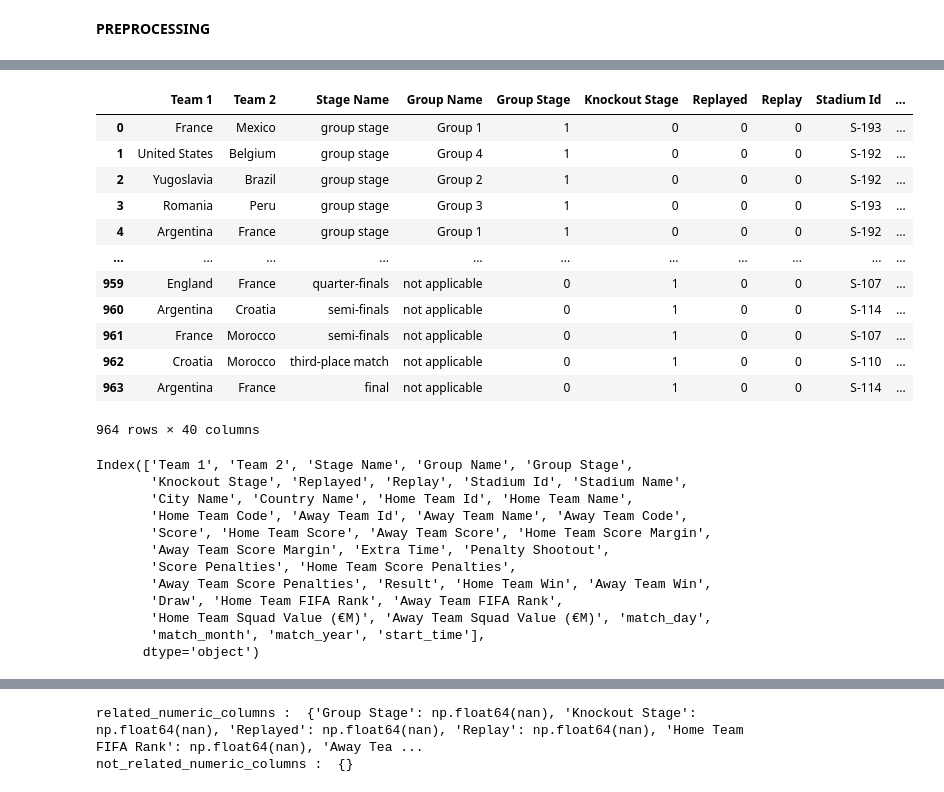
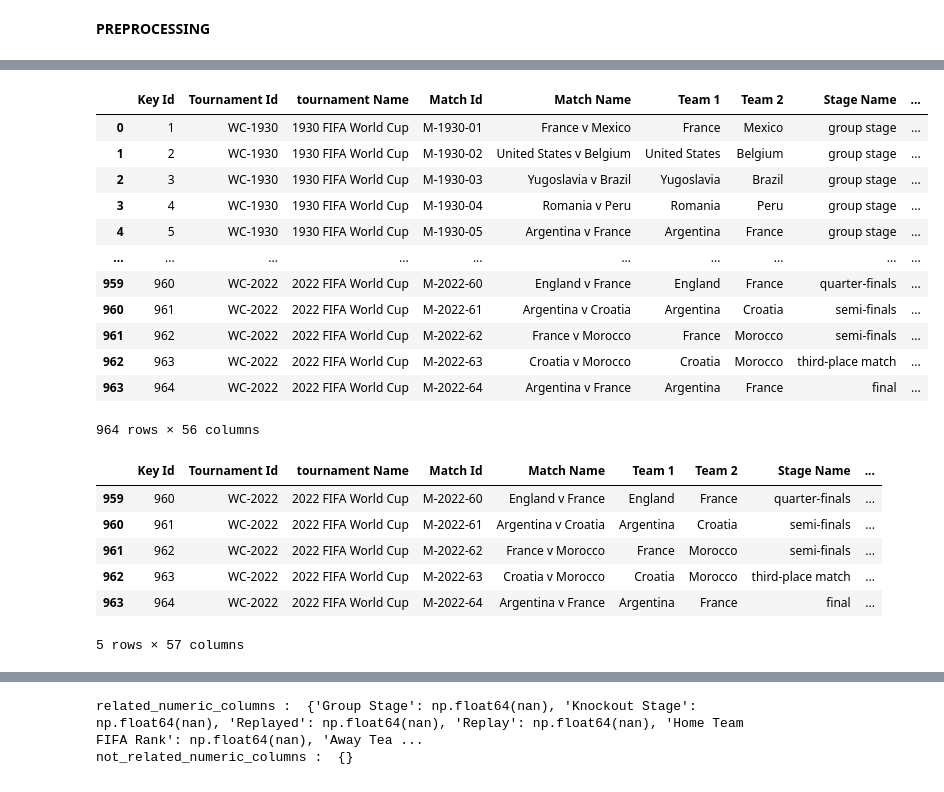
Before and after one commit to Abhieeeh/Fifa-worldcup-2026-prediction-analysis, a Jupyter notebook: preprocessing.ipynb, the cells around one changed output, grey strips where cells are left out. Drawn from its saved outputs; the diff is of its cells as text; code cells hidden in the pictures.

```diff
--- a/preprocessing.ipynb
+++ b/preprocessing.ipynb
@@ -131,36 +140,34 @@ df.head()
 df["Match Time"]=pd.to_datetime(df["Match Time"],format="mixed")
 df["start_time"]=(df["Match Time"].dt.hour+(df["Match Time"].dt.minute)/60)
 df.drop("Match Time",axis=1,inplace=True)
-# %%
-df.drop(columns=["Key Id", "Tournament Id", "tournament Name", "Match Id", "Match Name"],inplace=True)
-df
-# %% [output]
-|  | Team 1 | Team 2 | Stage Name | Group Name | Group Stage | Knockout Stage | Replayed | Replay | Stadium Id | ... |
-| 0 | France | Mexico | group stage | Group 1 | 1 | 0 | 0 | 0 | S-193 | ... |
-| 1 | United States | Belgium | group stage | Group 4 | 1 | 0 | 0 | 0 | S-192 | ... |
-| 2 | Yugoslavia | Brazil | group stage | Group 2 | 1 | 0 | 0 | 0 | S-192 | ... |
-| 3 | Romania | Peru | group stage | Group 3 | 1 | 0 | 0 | 0 | S-193 | ... |
-| 4 | Argentina | France | group stage | Group 1 | 1 | 0 | 0 | 0 | S-192 | ... |
-| ... | ... | ... | ... | ... | ... | ... | ... | ... | ... | ... |
-| 959 | England | France | quarter-finals | not applicable | 0 | 1 | 0 | 0 | S-107 | ... |
-| 960 | Argentina | Croatia | semi-finals | not applicable | 0 | 1 | 0 | 0 | S-114 | ... |
-| 961 | France | Morocco | semi-finals | not applicable | 0 | 1 | 0 | 0 | S-107 | ... |
-| 962 | Croatia | Morocco | third-place match | not applicable | 0 | 1 | 0 | 0 | S-110 | ... |
-| 963 | Argentina | France | final | not applicable | 0 | 1 | 0 | 0 | S-114 | ... |
-964 rows × 40 columns
-# %%
-df.columns
-# %% [output]
-Index(['Team 1', 'Team 2', 'Stage Name', 'Group Name', 'Group Stage',
-       'Knockout Stage', 'Replayed', 'Replay', 'Stadium Id', 'Stadium Name',
-       'City Name', 'Country Name', 'Home Team Id', 'Home Team Name',
-       'Home Team Code', 'Away Team Id', 'Away Team Name', 'Away Team Code',
-       'Score', 'Home Team Score', 'Away Team Score', 'Home Team Score Margin',
-       'Away Team Score Margin', 'Extra Time', 'Penalty Shootout',
-       'Score Penalties', 'Home Team Score Penalties',
-       'Away Team Score Penalties', 'Result', 'Home Team Win', 'Away Team Win',
-       'Draw', 'Home Team FIFA Rank', 'Away Team FIFA Rank',
-       'Home Team Squad Value (€M)', 'Away Team Squad Value (€M)', 'match_day',
-       'match_month', 'match_year', 'start_time'],
-      dtype='object')
+# %%
+df["Rank difference"]=(df["Home Team FIFA Rank"]-df["Away Team FIFA Rank"])
+#df["Away Rank Advantage"]=(df["Away Team FIFA Rank"]<df["Home Team FIFA Rank"]).astype(int)
+df
+# %% [output]
+|  | Key Id | Tournament Id | tournament Name | Match Id | Match Name | Team 1 | Team 2 | Stage Name | ... |
+| 0 | 1 | WC-1930 | 1930 FIFA World Cup | M-1930-01 | France v Mexico | France | Mexico | group stage | ... |
+| 1 | 2 | WC-1930 | 1930 FIFA World Cup | M-1930-02 | United States v Belgium | United States | Belgium | group stage | ... |
+| 2 | 3 | WC-1930 | 1930 FIFA World Cup | M-1930-03 | Yugoslavia v Brazil | Yugoslavia | Brazil | group stage | ... |
+| 3 | 4 | WC-1930 | 1930 FIFA World Cup | M-1930-04 | Romania v Peru | Romania | Peru | group stage | ... |
+| 4 | 5 | WC-1930 | 1930 FIFA World Cup | M-1930-05 | Argentina v France | Argentina | France | group stage | ... |
+| ... | ... | ... | ... | ... | ... | ... | ... | ... | ... |
+| 959 | 960 | WC-2022 | 2022 FIFA World Cup | M-2022-60 | England v France | England | France | quarter-finals | ... |
+| 960 | 961 | WC-2022 | 2022 FIFA World Cup | M-2022-61 | Argentina v Croatia | Argentina | Croatia | semi-finals | ... |
+| 961 | 962 | WC-2022 | 2022 FIFA World Cup | M-2022-62 | France v Morocco | France | Morocco | semi-finals | ... |
+| 962 | 963 | WC-2022 | 2022 FIFA World Cup | M-2022-63 | Croatia v Morocco | Croatia | Morocco | third-place match | ... |
+| 963 | 964 | WC-2022 | 2022 FIFA World Cup | M-2022-64 | Argentina v France | Argentina | France | final | ... |
+964 rows × 56 columns
+# %%
+df["Team value difference"]=(df["Home Team Squad Value (€M)"]-df["Away Team Squad Value (€M)"])
+#df["Away Team value advantage"]=(df["Away Team Squad Value (€M)"]>df["Home Team Squad Value (€M)"]).astype(int)
+df.tail()
+# %% [output]
+|  | Key Id | Tournament Id | tournament Name | Match Id | Match Name | Team 1 | Team 2 | Stage Name | ... |
+| 959 | 960 | WC-2022 | 2022 FIFA World Cup | M-2022-60 | England v France | England | France | quarter-finals | ... |
+| 960 | 961 | WC-2022 | 2022 FIFA World Cup | M-2022-61 | Argentina v Croatia | Argentina | Croatia | semi-finals | ... |
+| 961 | 962 | WC-2022 | 2022 FIFA World Cup | M-2022-62 | France v Morocco | France | Morocco | semi-finals | ... |
+| 962 | 963 | WC-2022 | 2022 FIFA World Cup | M-2022-63 | Croatia v Morocco | Croatia | Morocco | third-place match | ... |
+| 963 | 964 | WC-2022 | 2022 FIFA World Cup | M-2022-64 | Argentina v France | Argentina | France | final | ... |
+5 rows × 57 columns
 # %%
```
Also changed, not shown: parts of 30 cells of this notebook.
